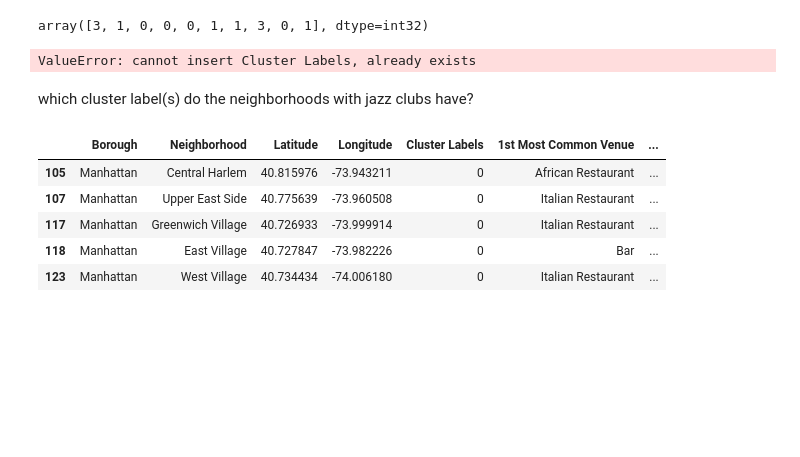
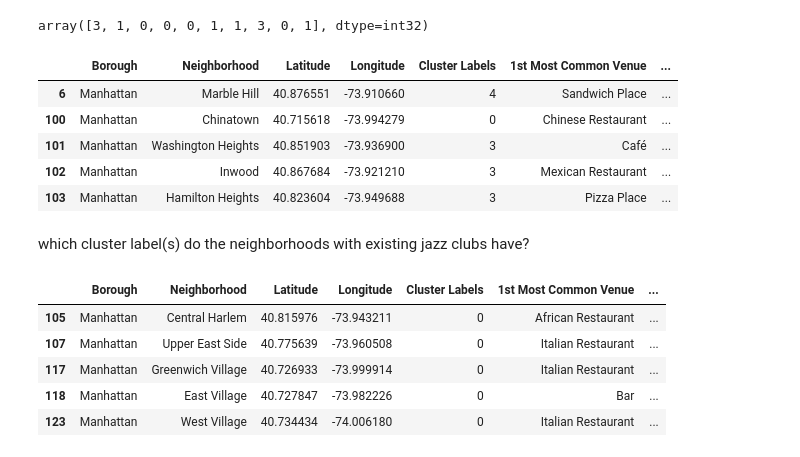
Before and after one commit to githubchinny/data-science, a Jupyter notebook: manhattan/ManhattanJazz.ipynb, the cells around one changed output. Saved outputs shown, nothing was run; the diff lists cells and outputs as text; code cells hidden in the pictures; blank space fills up the shorter version.

```diff
--- a/manhattan/ManhattanJazz.ipynb
+++ b/manhattan/ManhattanJazz.ipynb
@@ -91,7 +91,7 @@ url = 'https://api.foursquare.com/v2/venues/search?client_id={}&client_secret={}
     longitude,
     VERSION,
     search_query,
-    radius,
+#     radius,
     LIMIT
     )
 
@@ -142,10 +142,10 @@ Let's take a look at the jazz venues just found
 # %%
 # Create a base map
-m_1 = folium.Map(location=[latitude,longitude], zoom_start=11)
+m_1 = folium.Map(location=[latitude,longitude], zoom_start=12)
 
-# Your code here: Add a marker for each jazz club
+# Add a marker for each jazz club
 for idx, row in nearby_venues[nearby_venues['city']=='New York'].iterrows():
-    Marker([row['lat'], row['lng']]).add_to(m_1)
+    Marker([row['lat'], row['lng']], popup=row['name']).add_to(m_1)
 
 
 # Show the map
@@ -301,21 +224,23 @@ for lat, lng, borough, label in zip(manhattan['Latitude'], manhattan['Longitude'
         fill_opacity=0.7,
         parse_html=False).add_to(map_manhattan)
 
-# add jazz clubs to the same map
+# add jazz clubs to the same map using a red circle
 # id 	name 	categories 	referralId 	hasPerk 	address 	crossStreet 	lat 	lng
-for lat, lng, label in zip(nearby_venues['lat'], nearby_venues['lng'], nearby_venues['name']):
-    label = folium.Popup(label, parse_html=True)
-    folium.CircleMarker(
-        [lat, lng],
-        radius=5,
-        popup=label,
-        color='red',
-        fill=True,
-        fill_color='#3186cc',
-        fill_opacity=0.7,
-        parse_html=False).add_to(map_manhattan)
+# for lat, lng, label in zip(nearby_venues['lat'], nearby_venues['lng'], nearby_venues['name']):
+#     label = folium.Popup(label, parse_html=True)
+#     folium.CircleMarker(
+#         [lat, lng],
+#         radius=5,
+#         popup=label,
+#         color='red',
+#         fill=True,
+#         fill_color='#3186cc',
+#         fill_opacity=0.7,
+#         parse_html=False).add_to(map_manhattan)
 
-# HeatMap(data=nearby_venues[['lat', 'lng']], radius=15).add_to(map_manhattan)
+# Add a marker for each jazz club using a marker
+for idx, row in nearby_venues[nearby_venues['city']=='New York'].iterrows():
+    Marker([row['lat'], row['lng']], popup=row['name']).add_to(map_manhattan)
 
 
 map_manhattan
@@ -563,17 +447,22 @@ array([3, 1, 0, 0, 0, 1, 1, 3, 0, 1], dtype=int32)
 # %%
 # add clustering labels
 neighborhoods_venues_sorted.insert(0, 'Cluster Labels', kmeans.labels_)
 
-manhattan_merged = manhattan_data
+manhattan_merged = manhattan
 
 # merge toronto_grouped with toronto_data to add latitude/longitude for each neighborhood
 manhattan_merged = manhattan_merged.join(neighborhoods_venues_sorted.set_index('Neighborhood'), on='Neighborhood')
 
 manhattan_merged.head() # check the last columns!
 # %% [output]
-ValueError: cannot insert Cluster Labels, already exists
+|  | Borough | Neighborhood | Latitude | Longitude | Cluster Labels | 1st Most Common Venue | ... |
+| 6 | Manhattan | Marble Hill | 40.876551 | -73.910660 | 4 | Sandwich Place | ... |
+| 100 | Manhattan | Chinatown | 40.715618 | -73.994279 | 0 | Chinese Restaurant | ... |
+| 101 | Manhattan | Washington Heights | 40.851903 | -73.936900 | 3 | Café | ... |
+| 102 | Manhattan | Inwood | 40.867684 | -73.921210 | 3 | Mexican Restaurant | ... |
+| 103 | Manhattan | Hamilton Heights | 40.823604 | -73.949688 | 3 | Pizza Place | ... |
 # %% [markdown]
-which cluster label(s) do the neighborhoods with jazz clubs have?
+which cluster label(s) do the neighborhoods with existing jazz clubs have?
 # %%
 manhattan_merged[manhattan_merged['Neighborhood'].isin(['Central Harlem','Upper East Side','Greenwich Village','East Village','West Village'])]
 # %% [output]
```
Also changed, not shown: parts of 26 cells of this notebook.
